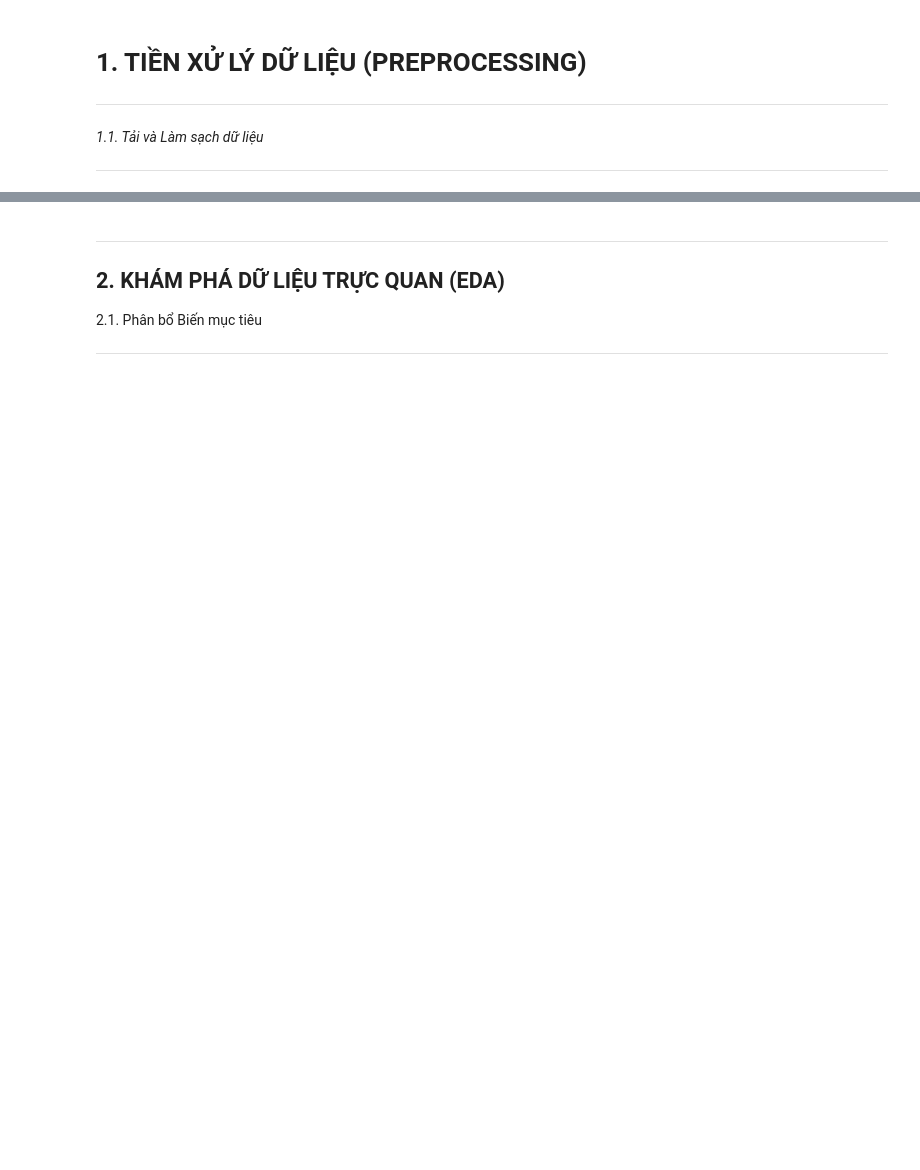
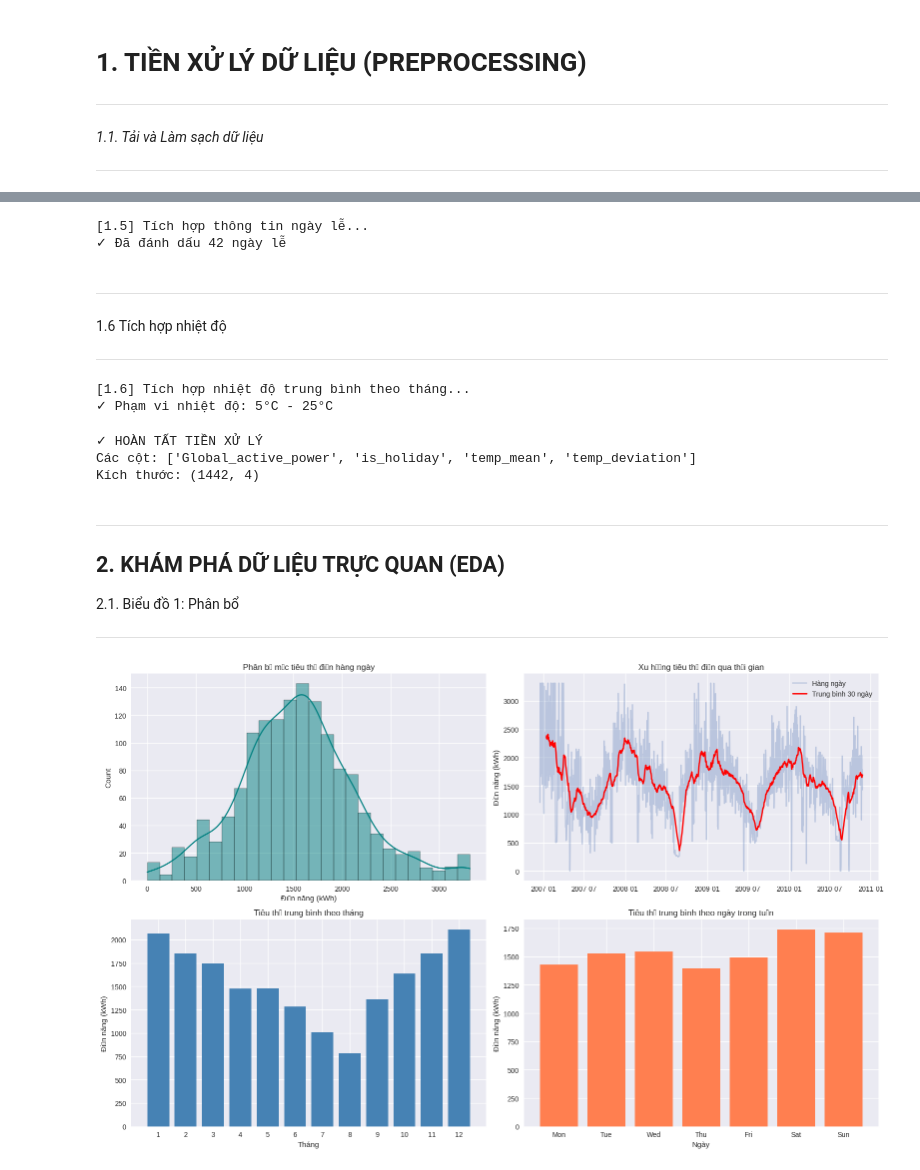
Before and after one commit to quanggdo/Electric-Power-Consumption-Forecasting, a Jupyter notebook: main.ipynb, the cells around one changed output, grey strips where cells are left out. Saved outputs shown, nothing was run; the diff lists cells and outputs as text; code cells hidden in the pictures; blank space fills up the shorter version.

```diff
--- a/main.ipynb
+++ b/main.ipynb
@@ -87,3 +135,35 @@ print(f"Các cột hiện có: {df_daily.columns.tolist()}")
+# %%
+print("\n[1.5] Tích hợp thông tin ngày lễ...")
+fr_holidays = holidays.France()
+df_daily['is_holiday'] = df_daily.index.map(lambda x: 1 if x in fr_holidays else 0).astype(int)
+print(f"✓ Đã đánh dấu {df_daily['is_holiday'].sum()} ngày lễ")
+# %% [output]
+[1.5] Tích hợp thông tin ngày lễ...
+✓ Đã đánh dấu 42 ngày lễ
+# %% [markdown]
+
+
+---
+1.6 Tích hợp nhiệt độ
+
+---
+# %%
+print("\n[1.6] Tích hợp nhiệt độ trung bình theo tháng...")
+temp_map = {1: 5, 2: 6, 3: 10, 4: 15, 5: 19, 6: 23, 7: 25, 8: 24, 9: 20, 10: 15, 11: 9, 12: 6}
+df_daily['temp_mean'] = df_daily.index.month.map(temp_map)
+df_daily['temp_deviation'] = df_daily['temp_mean'] - 15
+print(f"✓ Phạm vi nhiệt độ: {df_daily['temp_mean'].min()}°C - {df_daily['temp_mean'].max()}°C")
+# %% [output]
+[1.6] Tích hợp nhiệt độ trung bình theo tháng...
+✓ Phạm vi nhiệt độ: 5°C - 25°C
+# %%
+print(f"\n✓ HOÀN TẤT TIỀN XỬ LÝ")
+print(f"Các cột: {df_daily.columns.tolist()}")
+print(f"Kích thước: {df_daily.shape}")
+# %% [output]
+✓ HOÀN TẤT TIỀN XỬ LÝ
+Các cột: ['Global_active_power', 'is_holiday', 'temp_mean', 'temp_deviation']
+Kích thước: (1442, 4)
 # %% [markdown]
 
 
@@ -93,24 +173,47 @@ print(f"Các cột hiện có: {df_daily.columns.tolist()}")
 
 **2. KHÁM PHÁ DỮ LIỆU TRỰC QUAN (EDA)**
 ---
-2.1. Phân bổ Biến mục tiêu
+2.1. Biểu đồ 1: Phân bổ
 
 ---
 # %%
-fig, axes = plt.subplots(1, 2, figsize=(16, 5))
+fig, axes = plt.subplots(2, 2, figsize=(16, 10))
 
-# Biểu đồ 1: Phân bổ tiêu thụ điện
-sns.histplot(df_daily['Global_active_power'], kde=True, ax=axes[0], color='teal')
-axes[0].set_title('Phân bổ mức tiêu thụ điện hàng ngày (kWh)')
+# Biểu đồ 1: Phân bổ
+sns.histplot(df_daily['Global_active_power'], kde=True, ax=axes[0,0], color='teal')
+axes[0,0].set_title('Phân bổ mức tiêu thụ điện hàng ngày')
+axes[0,0].set_xlabel('Điện năng (kWh)')
 
-# Biểu đồ 2: Xu hướng dài hạn (Rolling Mean)
-axes[1].plot(df_daily['Global_active_power'], alpha=0.3, label='Hàng ngày')
-axes[1].plot(df_daily['Global_active_power'].rolling(30).mean(), color='red', label='Trung bình tháng')
-axes[1].set_title('Xu hướng tiêu thụ điện qua các năm')
-axes[1].legend()
+# Biểu đồ 2: Xu hướng
+axes[0,1].plot(df_daily['Global_active_power'], alpha=0.3, label='Hàng ngày')
+axes[0,1].plot(df_daily['Global_active_power'].rolling(30).mean(),
+               color='red', linewidth=2, label='Trung bình 30 ngày')
+axes[0,1].set_title('Xu hướng tiêu thụ điện qua thời gian')
+axes[0,1].legend()
+axes[0,1].set_ylabel('Điện năng (kWh)')
+
+# Biểu đồ 3: Theo tháng
+monthly_avg = df_daily.groupby(df_daily.index.month)['Global_active_power'].mean()
+axes[1,0].bar(monthly_avg.index, monthly_avg.values, color='steelblue')
+axes[1,0].set_title('Tiêu thụ trung bình theo tháng')
+axes[1,0].set_xlabel('Tháng')
+axes[1,0].set_ylabel('Điện năng (kWh)')
+axes[1,0].set_xticks(range(1, 13))
+
+# Biểu đồ 4: Theo ngày trong tuần
+weekly_avg = df_daily.groupby(df_daily.index.dayofweek)['Global_active_power'].mean()
+days = ['Mon', 'Tue', 'Wed', 'Thu', 'Fri', 'Sat', 'Sun']
+axes[1,1].bar(range(7), weekly_avg.values, color='coral')
+axes[1,1].set_title('Tiêu thụ trung bình theo ngày trong tuần')
+axes[1,1].set_xlabel('Ngày')
+axes[1,1].set_ylabel('Điện năng (kWh)')
+axes[1,1].set_xticks(range(7))
+axes[1,1].set_xticklabels(days)
 
 plt.tight_layout()
 plt.show()
+# %% [output]
+[figure, added]
 # %% [markdown]
 
 
```
Also changed, not shown: parts of 36 cells of this notebook.
